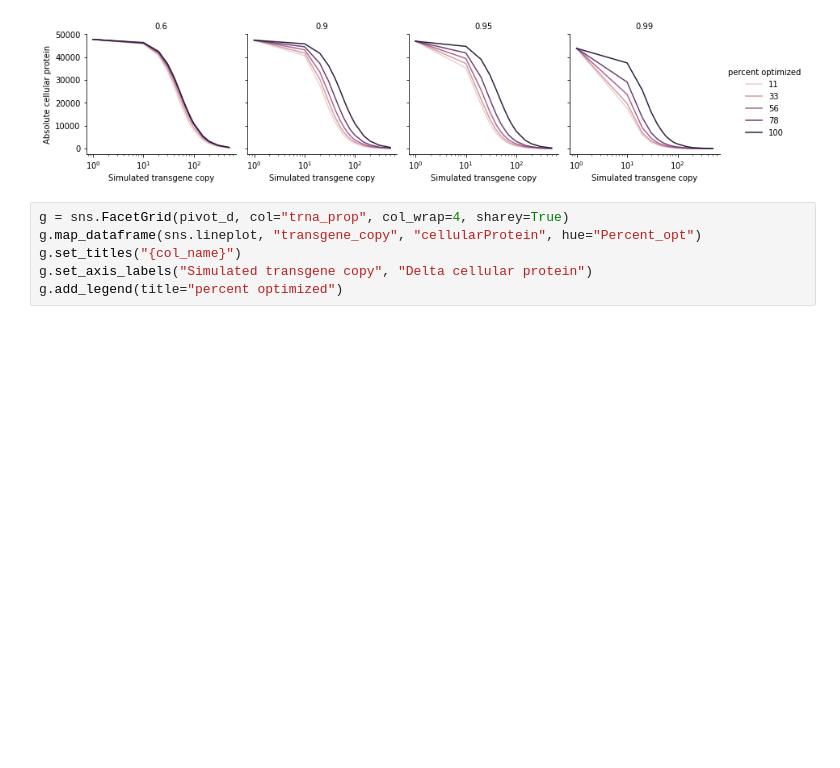
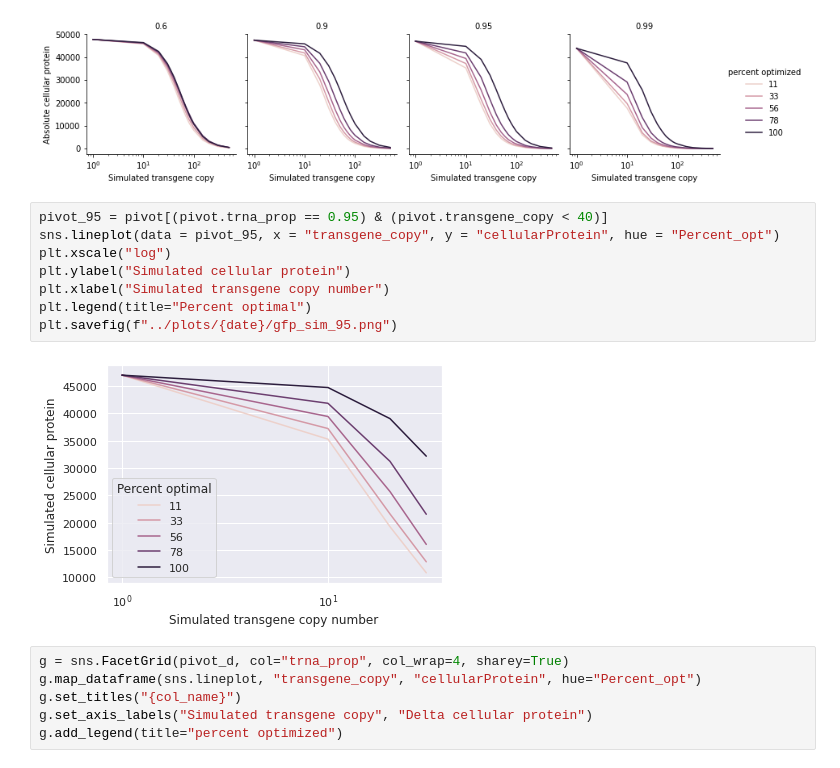
Before and after one commit to alexismhill3/tRNA-dynamics, a Jupyter notebook: notebooks/august-20-2022.ipynb, the cells around one changed output. Saved outputs shown, nothing was run; the diff lists cells and outputs as text; blank space fills up the shorter version.

```diff
--- a/notebooks/august-20-2022.ipynb
+++ b/notebooks/august-20-2022.ipynb
@@ -222,6 +224,16 @@ g.add_legend(title="percent optimized")
 # %% [output]
 <seaborn.axisgrid.FacetGrid at 0x...>
 [figure]
+# %%
+pivot_95 = pivot[(pivot.trna_prop == 0.95) & (pivot.transgene_copy < 40)]
+sns.lineplot(data = pivot_95, x = "transgene_copy", y = "cellularProtein", hue = "Percent_opt")
+plt.xscale("log")
+plt.ylabel("Simulated cellular protein")
+plt.xlabel("Simulated transgene copy number")
+plt.legend(title="Percent optimal")
+plt.savefig(f"../plots/{date}/gfp_sim_95.png")
+# %% [output]
+[figure, added]
 # %%
 g = sns.FacetGrid(pivot_d, col="trna_prop", col_wrap=4, sharey=True)
 g.map_dataframe(sns.lineplot, "transgene_copy", "cellularProtein", hue="Percent_opt")
```
Also changed, not shown: parts of 1 cell of this notebook, 2 other files.
